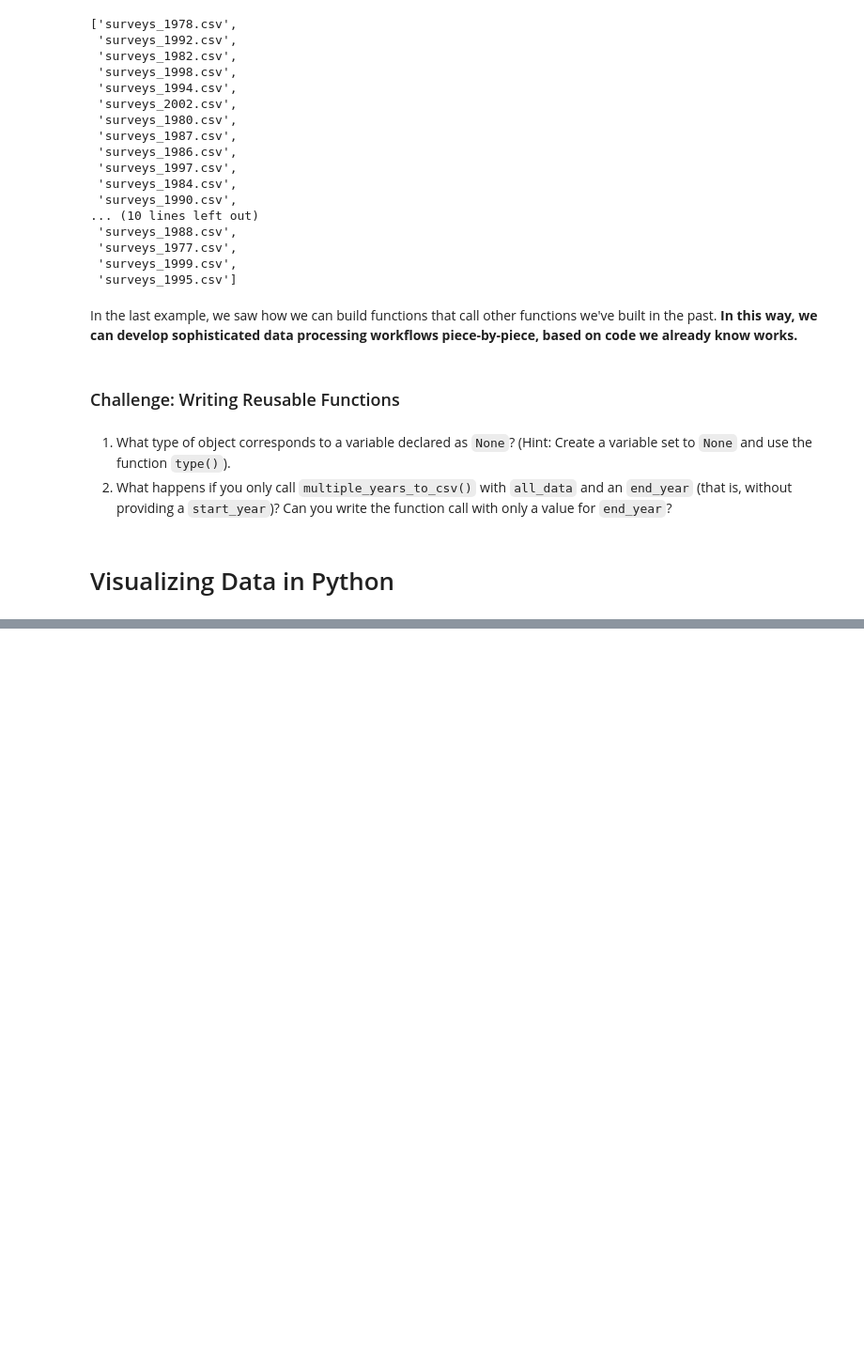
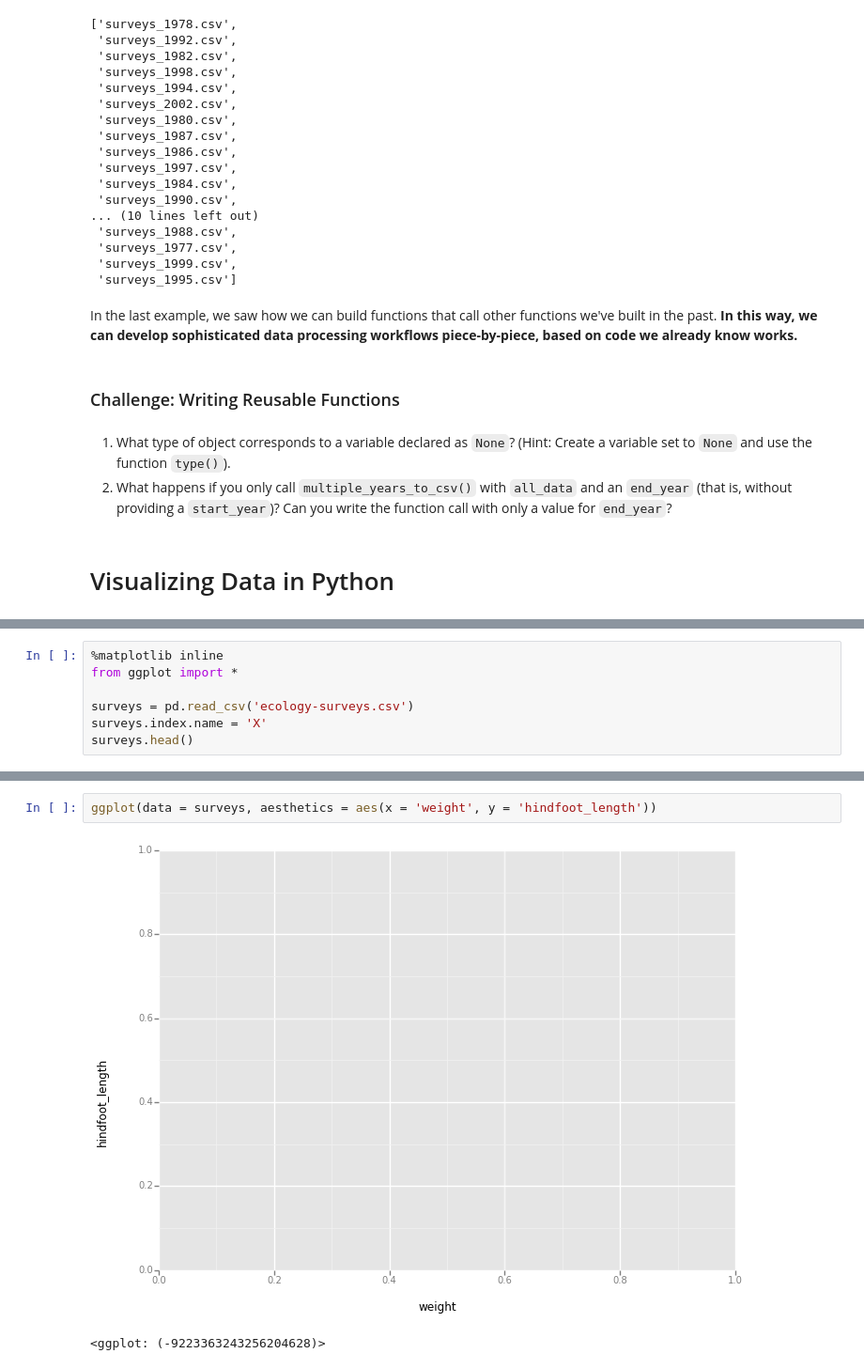
Before and after one commit to arthur-e/swc-workshop, a Jupyter notebook: python-ecology/Python-Intro-Ecology.ipynb, the cells around one changed output, grey strips where cells are left out. Shown at 94% size. Cells and saved outputs as stored; diff of their text form; blank space fills up the shorter version.

Commit message:
Updated Python lesson; added intro ggplot material

```diff
--- a/python-ecology/Python-Intro-Ecology.ipynb
+++ b/python-ecology/Python-Intro-Ecology.ipynb
@@ -1512,0 +1517,7 @@ In the last example, we saw how we can build functions that call other functions
+# %%
+%matplotlib inline
+from ggplot import *
+
+surveys = pd.read_csv('ecology-surveys.csv')
+surveys.index.name = 'X'
+surveys.head()
@@ -1512,0 +1539,5 @@ In the last example, we saw how we can build functions that call other functions
+# %%
+ggplot(data = surveys, aesthetics = aes(x = 'weight', y = 'hindfoot_length'))
+# %% [output]
+[figure, added]
+<ggplot: (-9223363243256204628)>
```
Also changed, not shown: parts of 10 cells of this notebook, 1 other file.
